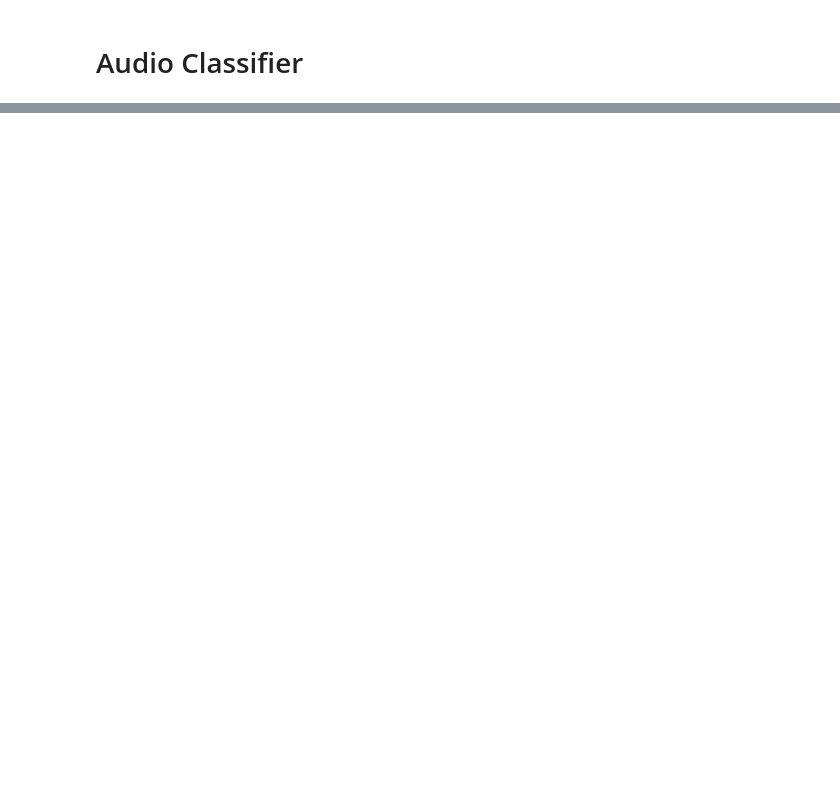
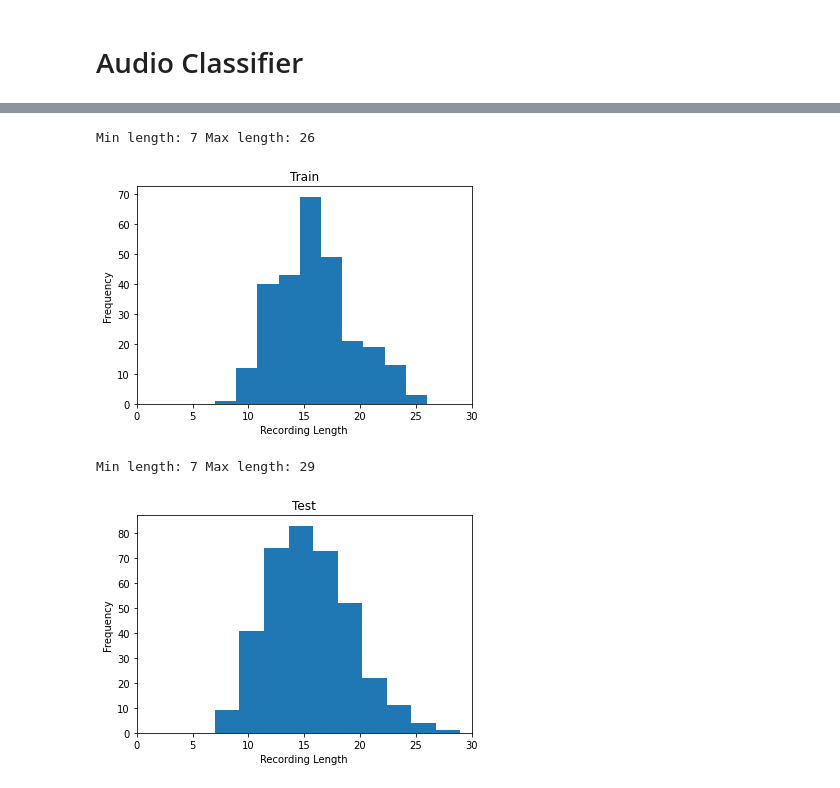
Before and after one commit to NikolaiHerrmann/audio-classifier, a Jupyter notebook: classifier.ipynb, the cells around one changed output, grey strips where cells are left out. Saved outputs shown, nothing was run; the diff lists cells and outputs as text; code cells hidden in the pictures; blank space fills up the shorter version.

```diff
--- a/classifier.ipynb
+++ b/classifier.ipynb
@@ -10,3 +13,10 @@ def seed():
     np.random.seed(RANDOM_STATE)
 
 seed()
+# %%
+FIG_PATH = "figures"
+if not os.path.isdir(FIG_PATH):
+    os.mkdir(FIG_PATH)
+
+def save_plot(name):
+    plt.savefig(os.path.join(FIG_PATH, name + ".pdf"), bbox_inches="tight")
@@ -81,0 +124,20 @@ plt.show()
+# %%
+def plot_rec_len_freq(data_ls, title, xlab="Recording Length"):
+    lens = [x.shape[0] for x in data_ls]
+    min_, max_ = min(lens), max(lens)
+    print("Min length:", min_, "Max length:", max_)
+    plt.hist(lens)
+    plt.xlim(0, 30)
+    plt.xlabel(xlab)
+    plt.ylabel("Frequency")
+    plt.title(title)
+    save_plot(title + "rec_len")
+    plt.show()
+# %%
+plot_rec_len_freq(X_train_vowels, "Train")
+plot_rec_len_freq(X_test_vowels, "Test")
+# %% [output]
+Min length: 7 Max length: 26
+[figure, added]
+Min length: 7 Max length: 29
+[figure, added]
```
Also changed, not shown: parts of 9 cells of this notebook, 1 other file.
